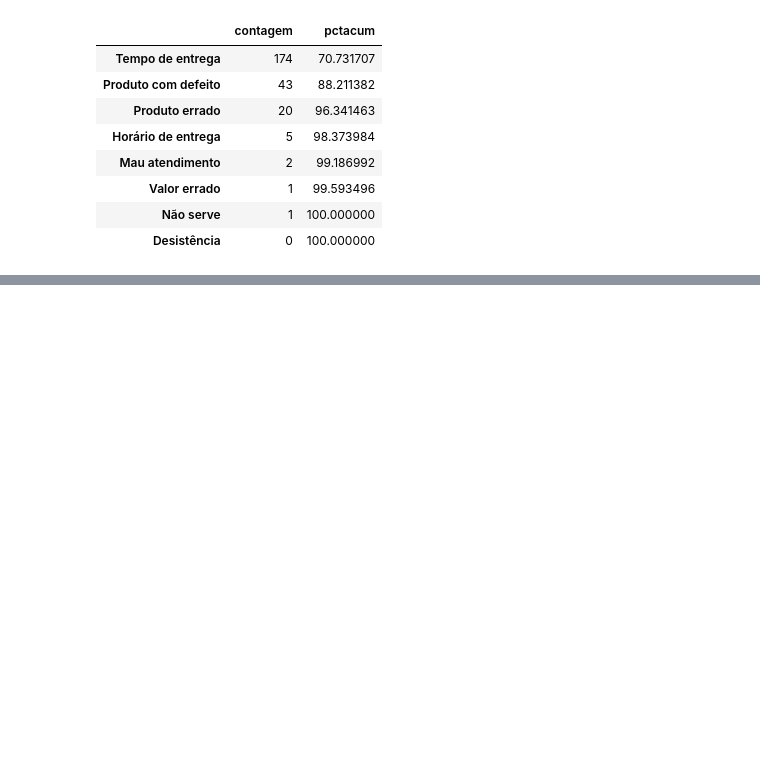
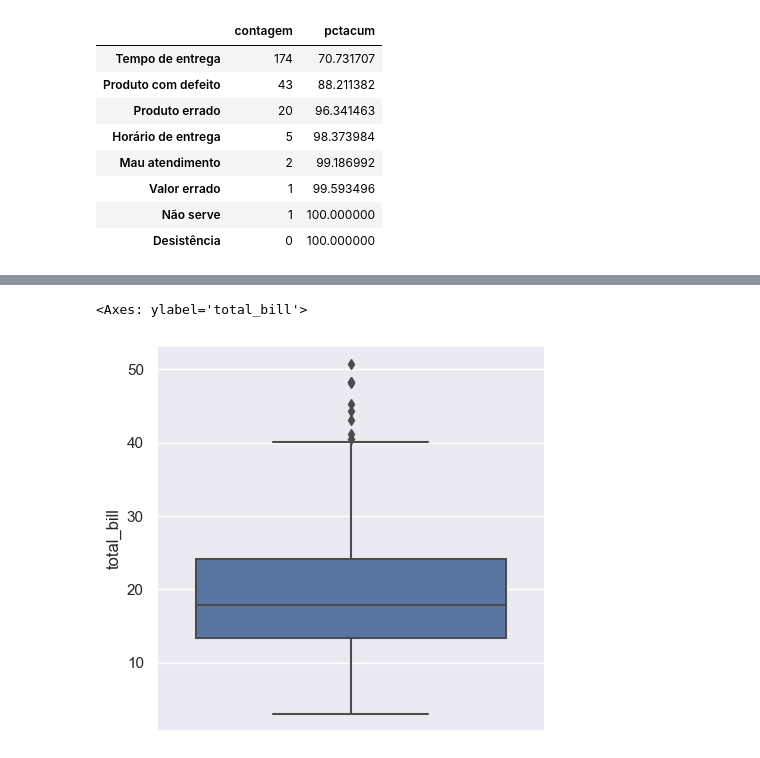
Before and after one commit to gfrigo/AnaliseDescritiva, a Jupyter notebook: Anotações/Seaborn.ipynb, the cells around one changed output, grey strips where cells are left out. Saved outputs shown, nothing was run; the diff lists cells and outputs as text; code cells hidden in the pictures; blank space fills up the shorter version.

```diff
--- a/Anotações/Seaborn.ipynb
+++ b/Anotações/Seaborn.ipynb
@@ -104,0 +122,7 @@ plt.show()
+# %%
+plt.rc('figure', figsize=(5,5))
+# %%
+sns.boxplot(y="total_bill", data=tips[tips['tip_pct']<1])
+# %% [output]
+<Axes: ylabel='total_bill'>
+[figure, added]
```
Also changed, not shown: parts of 8 cells of this notebook, 5 other files.
